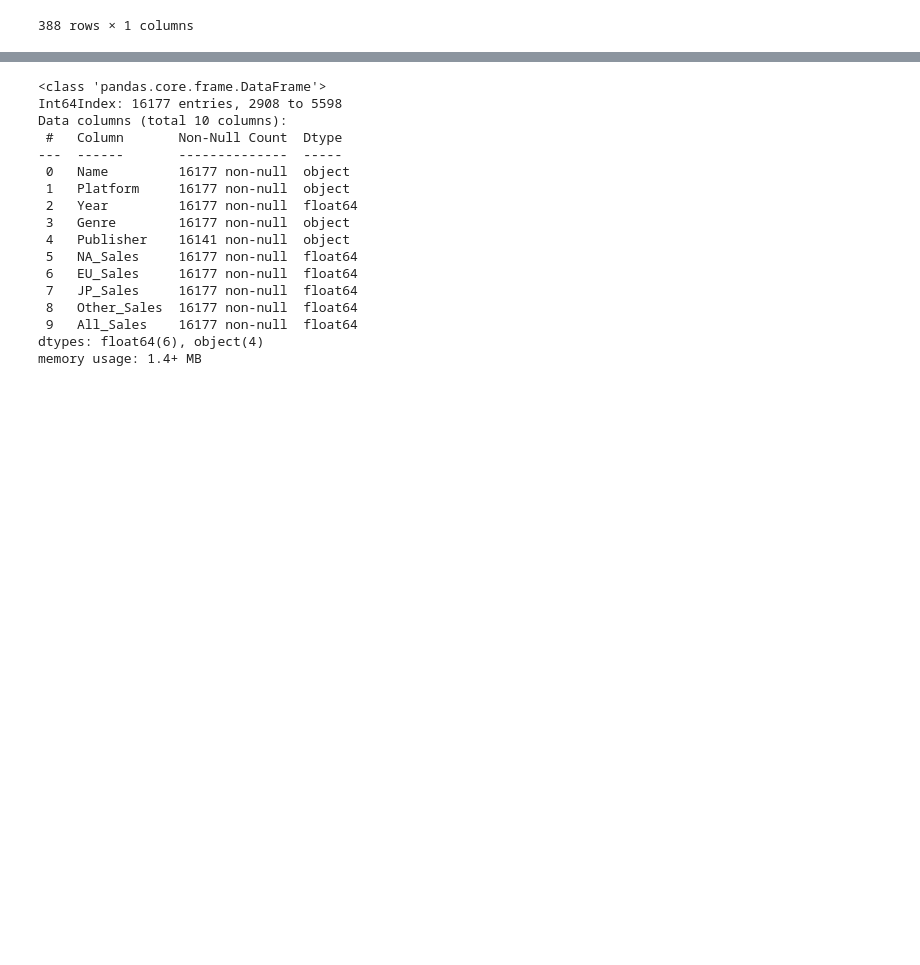
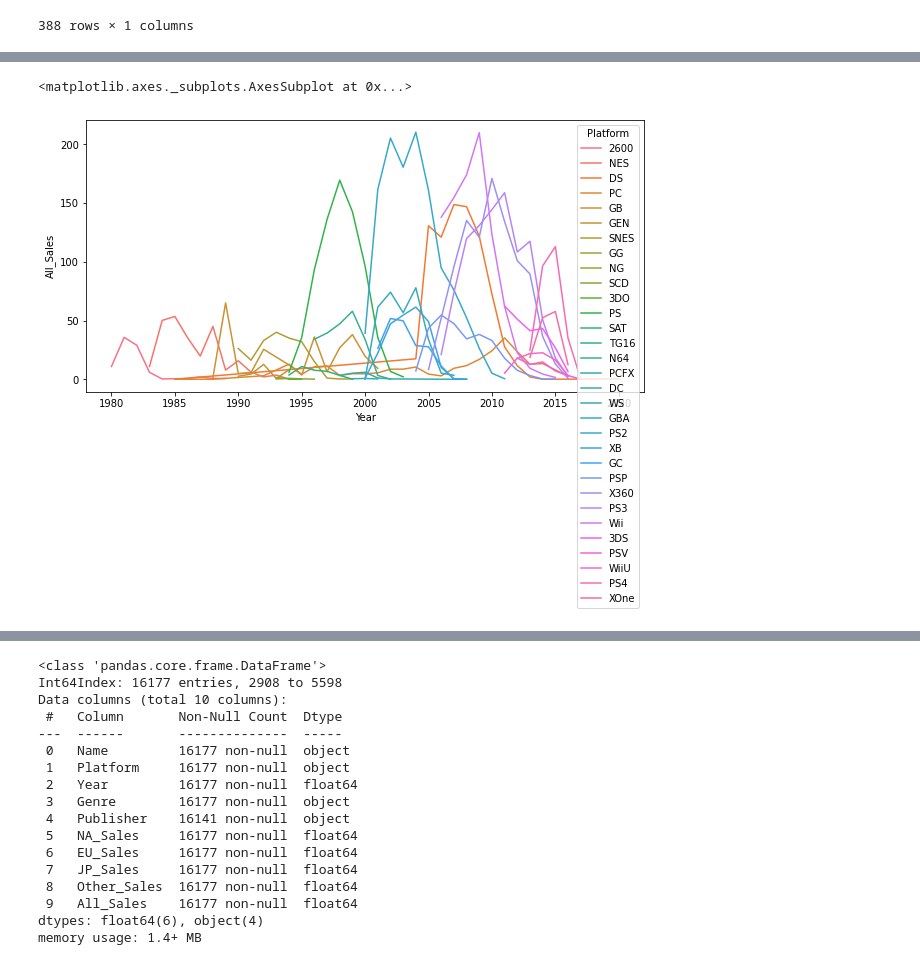
Before and after one commit to okok7272/CodeStatesProject, a Jupyter notebook: Section1/Project1_game_trends.ipynb, the cells around one changed output, grey strips where cells are left out. Cells and saved outputs as stored; diff of their text form; code cells hidden in the pictures; blank space fills up the shorter version.

```diff
--- a/Section1/Project1_game_trends.ipynb
+++ b/Section1/Project1_game_trends.ipynb
@@ -488,0 +493,3 @@ games_year2.drop(columns=["NA_Sales","EU_Sales","JP_Sales","Other_Sales"],axis=1
+# %%
+games_platform=game_all.groupby(['Year','Platform'],as_index=False)['All_Sales'].sum()
+games_platform
@@ -488,0 +510,6 @@ games_year2.drop(columns=["NA_Sales","EU_Sales","JP_Sales","Other_Sales"],axis=1
+# %%
+plt.figure(figsize=(10,5))
+sns.lineplot(x='Year',y='All_Sales',data=games_platform,hue= 'Platform',ci=False)
+# %% [output]
+<matplotlib.axes._subplots.AxesSubplot at 0x...>
+[figure, added]
```
Also changed, not shown: parts of 19 cells of this notebook.
